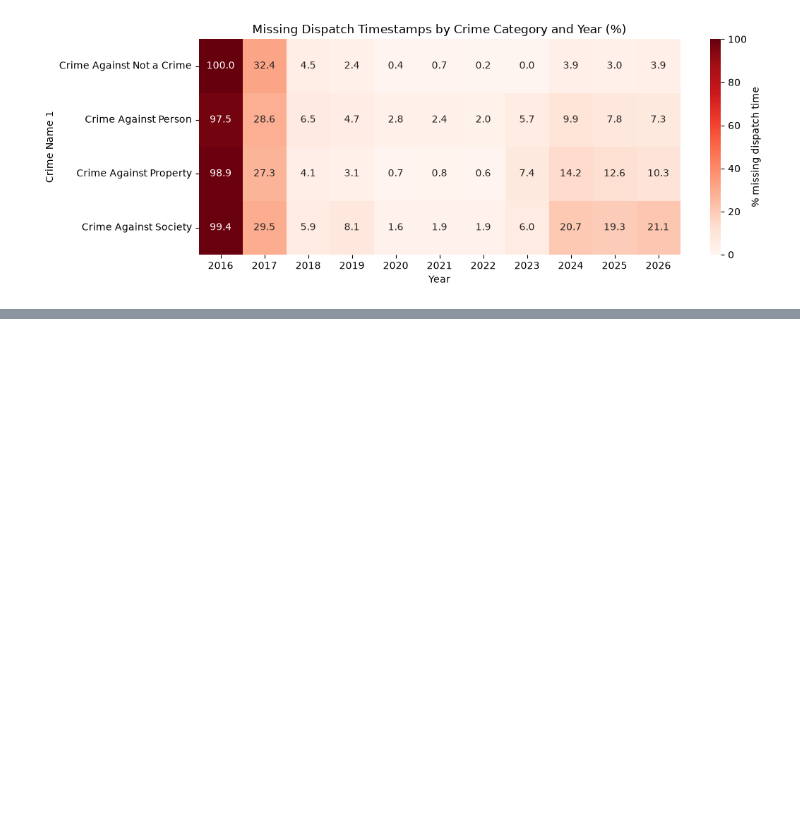
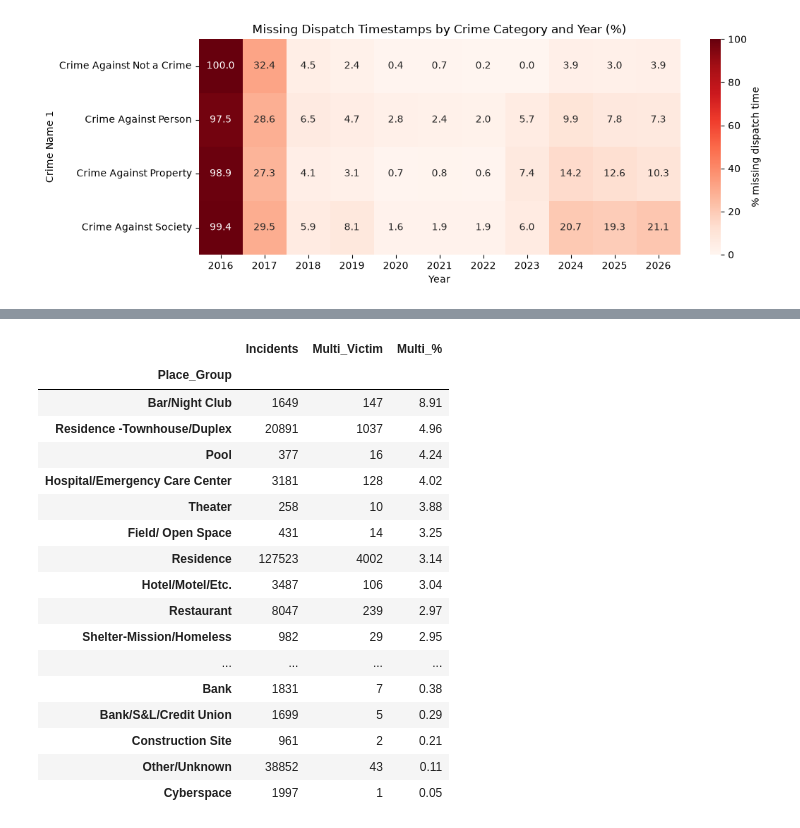
Before and after one commit to ArunaMahaGamage/MSC-AI-CW1, a Jupyter notebook: CW1.ipynb, the cells around one changed output, grey strips where cells are left out. Cells and saved outputs as stored; diff of their text form; code cells hidden in the pictures; blank space fills up the shorter version.

```diff
--- a/CW1.ipynb
+++ b/CW1.ipynb
@@ -1132,0 +1192,26 @@ plt.show()
+# %%
+incidentclean["Place_Group"] = incidentclean["Place"].str.split(" - ").str[0].str.strip()
+
+group_tbl = incidentclean.groupby("Place_Group")["Multi_Victim"].agg(Incidents="size", Multi_Victim="sum")
+group_tbl["Multi_%"] = (group_tbl["Multi_Victim"] / group_tbl["Incidents"] * 100).round(2)
+group_tbl = group_tbl[group_tbl["Incidents"] >= 200].sort_values("Multi_%", ascending=False)
+display(group_tbl)
+# %% [output]
+|  | Incidents | Multi_Victim | Multi_% |
+| Place_Group |  |  |  |
+| Bar/Night Club | 1649 | 147 | 8.91 |
+| Residence -Townhouse/Duplex | 20891 | 1037 | 4.96 |
+| Pool | 377 | 16 | 4.24 |
+| Hospital/Emergency Care Center | 3181 | 128 | 4.02 |
+| Theater | 258 | 10 | 3.88 |
+| Field/ Open Space | 431 | 14 | 3.25 |
+| Residence | 127523 | 4002 | 3.14 |
+| Hotel/Motel/Etc. | 3487 | 106 | 3.04 |
+| Restaurant | 8047 | 239 | 2.97 |
+| Shelter-Mission/Homeless | 982 | 29 | 2.95 |
+| ... | ... | ... | ... |
+| Bank | 1831 | 7 | 0.38 |
+| Bank/S&L/Credit Union | 1699 | 5 | 0.29 |
+| Construction Site | 961 | 2 | 0.21 |
+| Other/Unknown | 38852 | 43 | 0.11 |
+| Cyberspace | 1997 | 1 | 0.05 |
```
Also changed, not shown: parts of 12 cells of this notebook, 1 other file.
